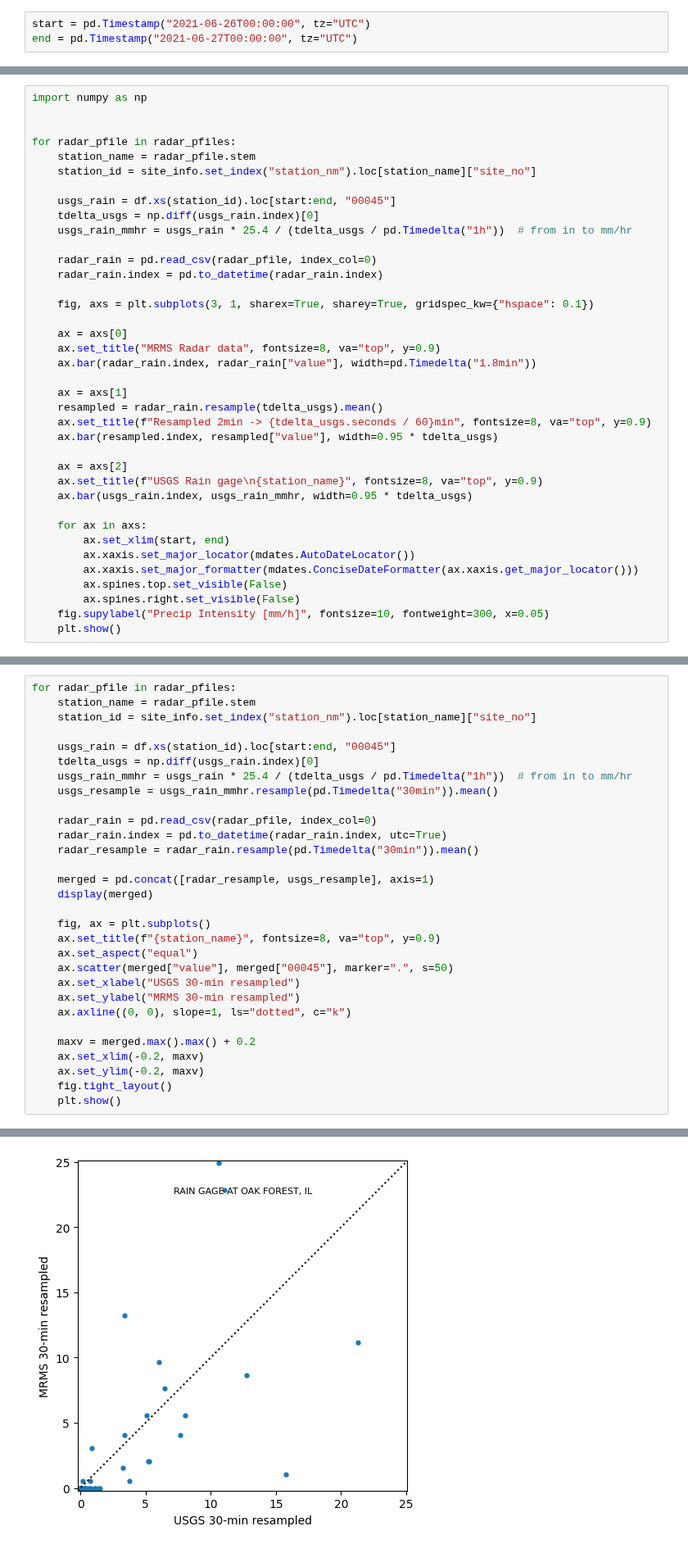
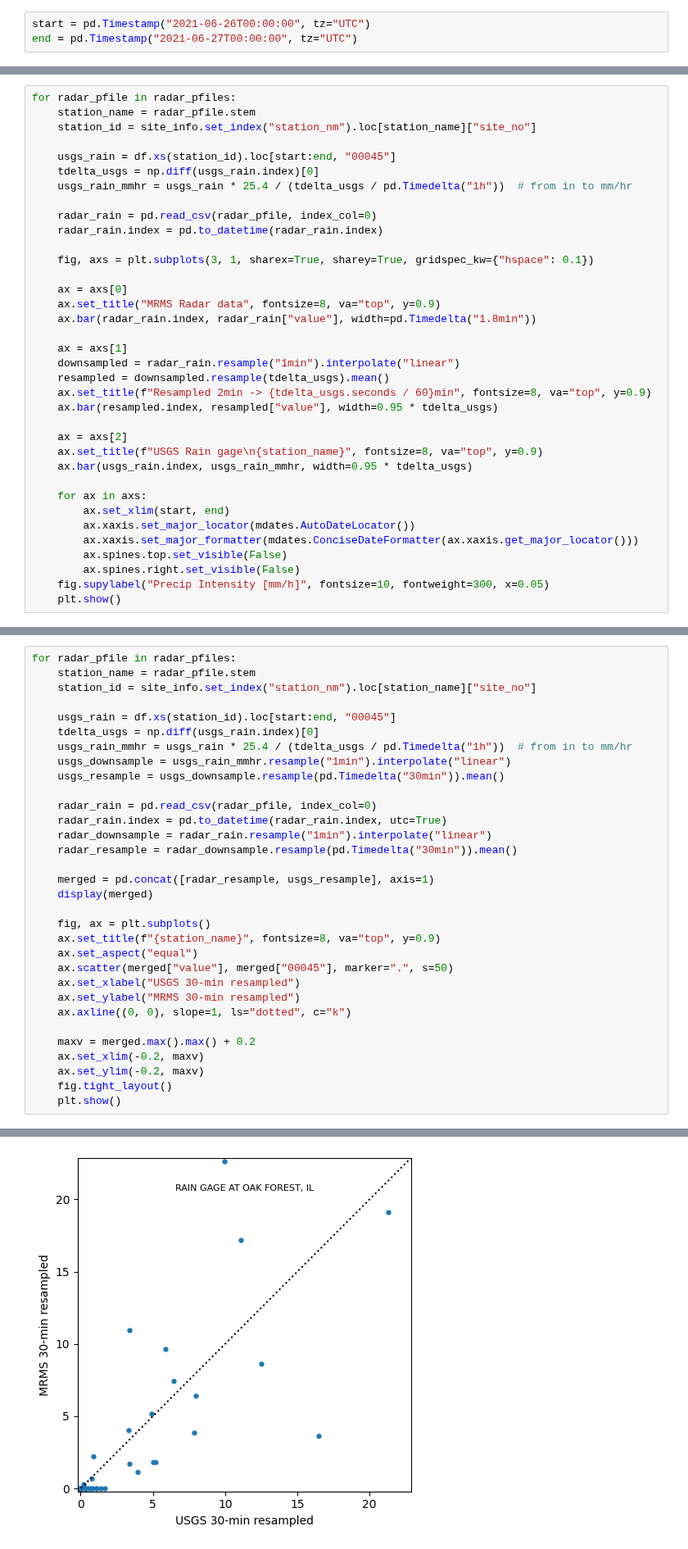
Before and after one commit to edsaac/emaremes, a Jupyter notebook: extract_timeseries/radar_usgs_compare.ipynb, the cells around one changed output, grey strips where cells are left out. Shown at 82% size. Drawn from its saved outputs; the diff is of its cells as text.

```diff
--- a/extract_timeseries/radar_usgs_compare.ipynb
+++ b/extract_timeseries/radar_usgs_compare.ipynb
@@ -57,7 +54,4 @@ str(tdelta_usgs.seconds / 60)
 # %%
-import numpy as np
-
-
 for radar_pfile in radar_pfiles:
     station_name = radar_pfile.stem
     station_id = site_info.set_index("station_nm").loc[station_name]["site_no"]
@@ -76,7 +70,8 @@ for radar_pfile in radar_pfiles:
     ax.bar(radar_rain.index, radar_rain["value"], width=pd.Timedelta("1.8min"))
 
     ax = axs[1]
-    resampled = radar_rain.resample(tdelta_usgs).mean()
+    downsampled = radar_rain.resample("1min").interpolate("linear")
+    resampled = downsampled.resample(tdelta_usgs).mean()
     ax.set_title(f"Resampled 2min -> {tdelta_usgs.seconds / 60}min", fontsize=8, va="top", y=0.9)
     ax.bar(resampled.index, resampled["value"], width=0.95 * tdelta_usgs)
 
@@ -114,11 +103,13 @@ for radar_pfile in radar_pfiles:
     usgs_rain = df.xs(station_id).loc[start:end, "00045"]
     tdelta_usgs = np.diff(usgs_rain.index)[0]
     usgs_rain_mmhr = usgs_rain * 25.4 / (tdelta_usgs / pd.Timedelta("1h"))  # from in to mm/hr
-    usgs_resample = usgs_rain_mmhr.resample(pd.Timedelta("30min")).mean()
+    usgs_downsample = usgs_rain_mmhr.resample("1min").interpolate("linear")
+    usgs_resample = usgs_downsample.resample(pd.Timedelta("30min")).mean()
 
     radar_rain = pd.read_csv(radar_pfile, index_col=0)
     radar_rain.index = pd.to_datetime(radar_rain.index, utc=True)
-    radar_resample = radar_rain.resample(pd.Timedelta("30min")).mean()
+    radar_downsample = radar_rain.resample("1min").interpolate("linear")
+    radar_resample = radar_downsample.resample(pd.Timedelta("30min")).mean()
 
     merged = pd.concat([radar_resample, usgs_resample], axis=1)
     display(merged)
@@ -247,2 +238,2 @@ for radar_pfile in radar_pfiles:
-[figure, old version]
+[figure, new version]
 |  | value | 00045 |
```
Also changed, not shown: parts of 7 cells of this notebook, 1 other file.
